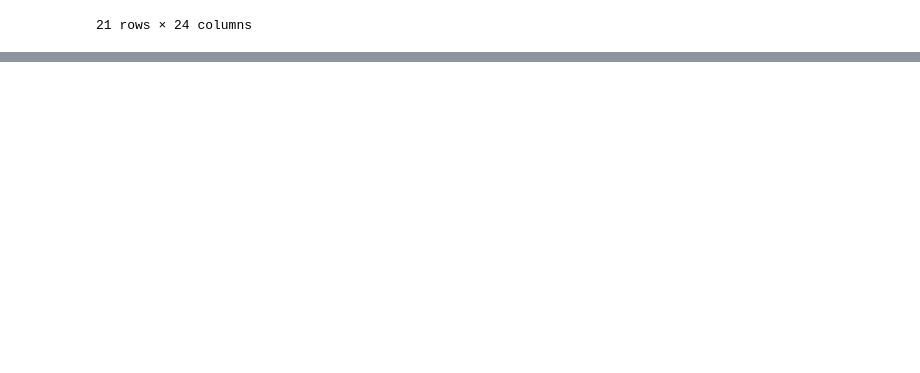
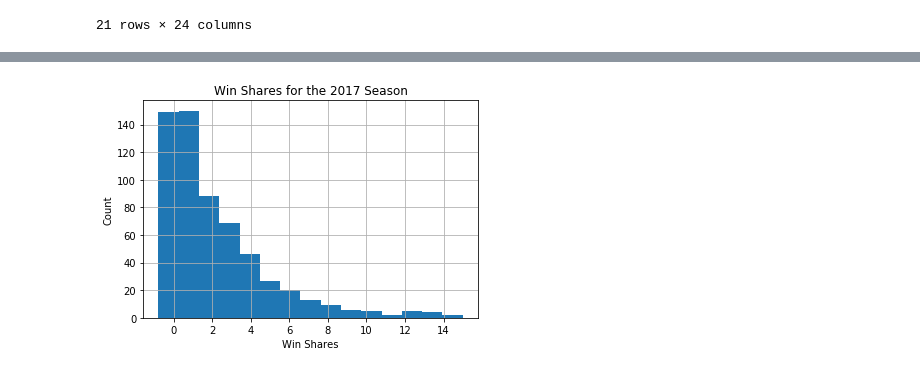
Before and after one commit to KirkAVoss/kv-capstone, a Jupyter notebook: NBAwinshare/notebooks/EDA_and_read_in_functionality.ipynb, the cells around one changed output, grey strips where cells are left out. Drawn from its saved outputs; the diff is of its cells as text; code cells hidden in the pictures; blank space fills up the shorter version.

```diff
--- a/NBAwinshare/notebooks/EDA_and_read_in_functionality.ipynb
+++ b/NBAwinshare/notebooks/EDA_and_read_in_functionality.ipynb
@@ -396,0 +429,18 @@ advanced.groupby('Season').std()
+# %%
+def plot_histogram(df, colname, season, bins=10, xlabel = None):
+    '''
+    Plots a histogram of the dataframe, based on the column name and the season
+    df: input dataframe (pandas dataframe)
+    colname: e.g., 'WS' for Win shares (string)
+    season: e.g, 2018 (integer)
+
+    Returns: Nothing
+    '''
+    df[df['Season'] == season][colname].hist(bins=bins)
+    plt.title('Win Shares for the ' + str(season) + ' Season')
+    plt.ylabel('Count')
+    plt.xlabel(xlabel)
+# %%
+plot_histogram(advanced, 'WS', 2017, bins=15, xlabel = "Win Shares")
+# %% [output]
+[figure, added]
```
Also changed, not shown: parts of 8 cells of this notebook.
